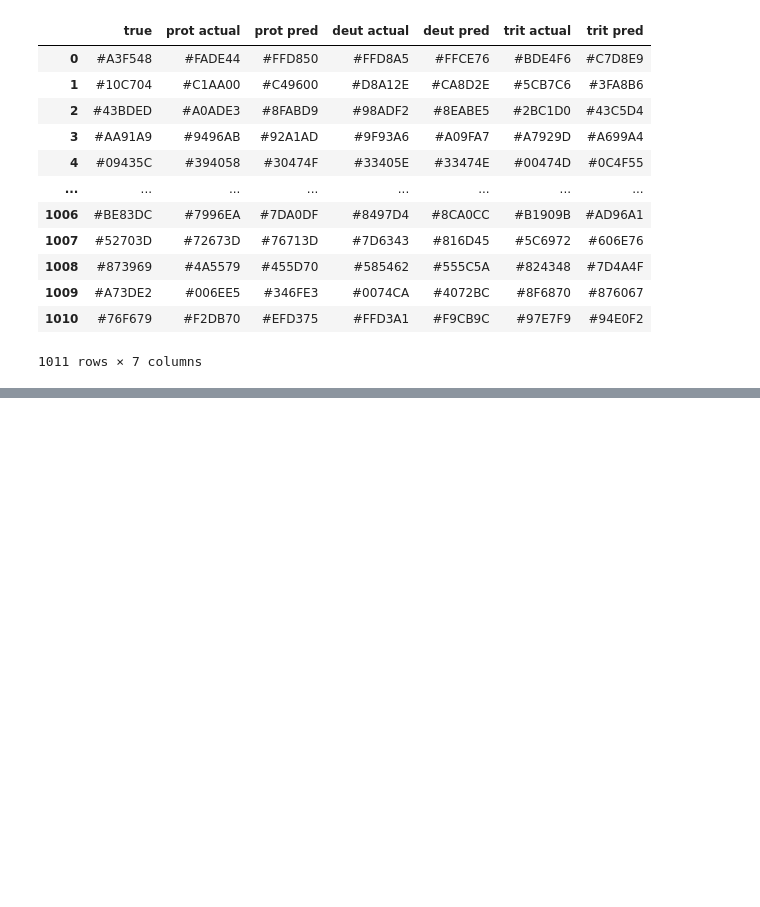
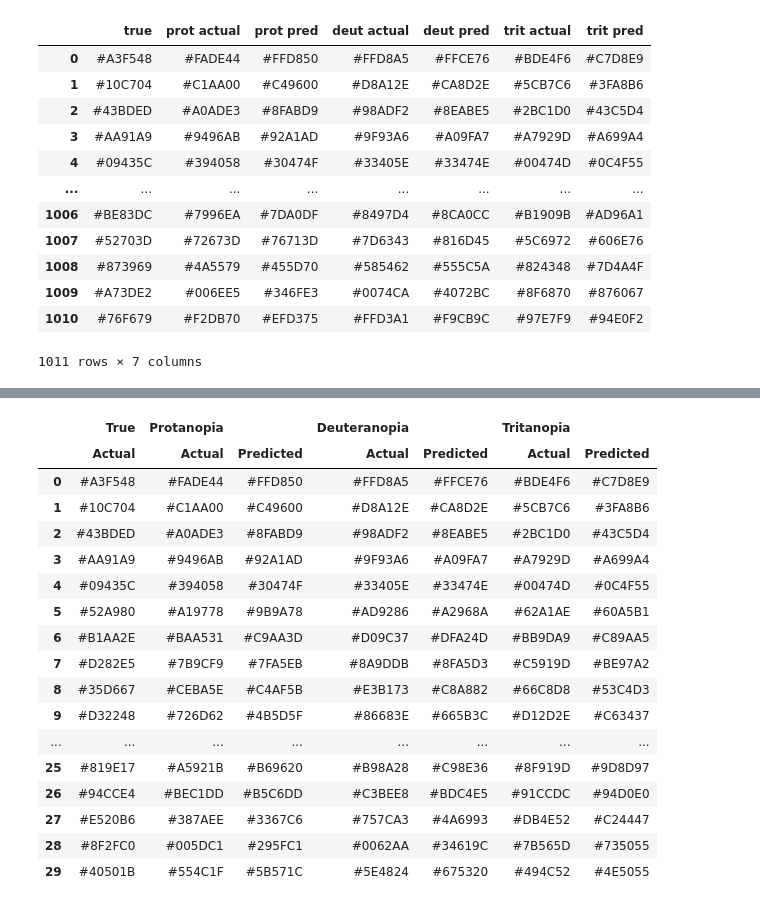
Before and after one commit to the-codingschool/TRAIN-datasets, a Jupyter notebook: color_blindness_sim/simulate_vision_deficiency.ipynb, the cells around one changed output, grey strips where cells are left out. Saved outputs shown, nothing was run; the diff lists cells and outputs as text; code cells hidden in the pictures; blank space fills up the shorter version.

```diff
--- a/color_blindness_sim/simulate_vision_deficiency.ipynb
+++ b/color_blindness_sim/simulate_vision_deficiency.ipynb
@@ -41,9 +66,9 @@ Feel free to break up `other_data` and train your model on one type of color vis
 # %%
 X_train, X_test, y_train, y_test = train_test_split(true_data, other_data, test_size=0.2, random_state=42)
 
-reg = LinearRegression()
-reg.fit(X_train, y_train)
-pred = reg.predict(X_test)
+reg_model = LinearRegression()
+reg_model.fit(X_train, y_train)
+pred = reg_model.predict(X_test)
 
 print("R2: " + str(metrics.r2_score(y_test, pred)))
 print("MSE: " + str(metrics.mean_squared_error(y_test, pred)))
@@ -72,11 +95,13 @@ To learn more about the process of converting RGB to HEX, see this [infographic]
 
     When the name of this function is used as a parameter in this method call `df.style.apply()` it is called on each feature column in `df`.
 # %%
-# Combine the RGB features into one hex code for each sample using string formatting
-# The model may have predicted some values outside the 0-255 range
-#   - Any negative RGB value is set to 0
-#   - Any RGB value above 255 is set to 255
-# Return all hex codes as a list so it can be added as a new column to the dataframe
+"""
+Combine the RGB features into one hex code for each sample using string formatting.
+The model may have predicted some values outside the 0-255 range.
+  - Any negative RGB value is set to 0
+  - Any RGB value above 255 is set to 255
+Return all hex codes as a list so it can be added as a new column to the dataframe.
+"""
 def make_hex_col(frame, cv_type):
     hex_vals = []
     for index, row in frame.iterrows():
@@ -86,18 +111,22 @@ def make_hex_col(frame, cv_type):
         hex_vals.append(('#%02X%02X%02X' % (r, g, b)))
     return hex_vals
 
-# Revert color parameter (hex or label name) to RGB for contrast ratio analysis
-# Dark colors need white text and light colors need black text for appropriate visibility
-# Learn more about this process by visiting the resources linked above
+"""
+Revert color parameter (hex or label name) to RGB for contrast ratio analysis.
+Dark colors need white text and light colors need black text for appropriate visibility.
+Learn more about this process by visiting the resources linked above.
+"""
 def text_color_from_ratio(hex):
-    rgb = matplotlib.colors.to_rgb(hex.lower())
+    rgb = matplotlib.colors.to_rgb(hex)
     lum  = (rgb[0] / 12.92 if rgb[0] <= 0.03928 else ( (rgb[0] + 0.055) / 1.055) ** 2.4) * 0.2126
     lum += (rgb[1] / 12.92 if rgb[1] <= 0.03928 else ( (rgb[1] + 0.055) / 1.055) ** 2.4) * 0.7152
     lum += (rgb[2] / 12.92 if rgb[2] <= 0.03928 else ( (rgb[2] + 0.055) / 1.055) ** 2.4) * 0.0722
     ratio = lum if lum > 1 else 5 if lum == 0 else 1/lum
     return 'white' if ratio >= 4.5 else 'black'
 
-# For styling hex columns: center-align text, set bg color to hex, color text for visibility
+"""
+For styling hex columns: center-align text, set bg color to hex, color text for visibility.
+"""
 def output_cell_styling(column):
     return ['text-align: center; color: ' + text_color_from_ratio(val) + '; background-color: ' + val.lower() for val in column]
 # %% [markdown]
@@ -155,5 +194,6 @@ results_df.columns = columns=pd.MultiIndex.from_product([['True', 'Protanopia',
 # %%
-results_df.style.apply(output_cell_styling).hide([('True', 'Predicted')], axis="columns") \
+results_df.style.apply(output_cell_styling) \
+    .hide([('True', 'Predicted')], axis="columns") \
     .set_table_styles([{'selector': 'th', 'props': 'text-align: center;'}], overwrite=False) \
     .set_table_styles({(x, 'Actual'): [{'selector': 'td, th', 'props': 'border-left: 4px solid #d5d5d5;'}] for x in ['Protanopia', 'Deuteranopia', 'Tritanopia']}, overwrite=False)
 # %% [output]
@@ -160,0 +200,18 @@ results_df.style.apply(output_cell_styling).hide([('True', 'Predicted')], axis="
+|  | True | Protanopia |  | Deuteranopia |  | Tritanopia |  |
+|  | Actual | Actual | Predicted | Actual | Predicted | Actual | Predicted |
+| 0 | #A3F548 | #FADE44 | #FFD850 | #FFD8A5 | #FFCE76 | #BDE4F6 | #C7D8E9 |
+| 1 | #10C704 | #C1AA00 | #C49600 | #D8A12E | #CA8D2E | #5CB7C6 | #3FA8B6 |
+| 2 | #43BDED | #A0ADE3 | #8FABD9 | #98ADF2 | #8EABE5 | #2BC1D0 | #43C5D4 |
+| 3 | #AA91A9 | #9496AB | #92A1AD | #9F93A6 | #A09FA7 | #A7929D | #A699A4 |
+| 4 | #09435C | #394058 | #30474F | #33405E | #33474E | #00474D | #0C4F55 |
+| 5 | #52A980 | #A19778 | #9B9A78 | #AD9286 | #A2968A | #62A1AE | #60A5B1 |
+| 6 | #B1AA2E | #BAA531 | #C9AA3D | #D09C37 | #DFA24D | #BB9DA9 | #C89AA5 |
+| 7 | #D282E5 | #7B9CF9 | #7FA5EB | #8A9DDB | #8FA5D3 | #C5919D | #BE97A2 |
+| 8 | #35D667 | #CEBA5E | #C4AF5B | #E3B173 | #C8A882 | #66C8D8 | #53C4D3 |
+| 9 | #D32248 | #726D62 | #4B5D5F | #86683E | #665B3C | #D12D2E | #C63437 |
+| ... | ... | ... | ... | ... | ... | ... | ... |
+| 25 | #819E17 | #A5921B | #B69620 | #B98A28 | #C98E36 | #8F919D | #9D8D97 |
+| 26 | #94CCE4 | #BEC1DD | #B5C6DD | #C3BEE8 | #BDC4E5 | #91CCDC | #94D0E0 |
+| 27 | #E520B6 | #387AEE | #3367C6 | #757CA3 | #4A6993 | #DB4E52 | #C24447 |
+| 28 | #8F2FC0 | #005DC1 | #295FC1 | #0062AA | #34619C | #7B565D | #735055 |
+| 29 | #40501B | #554C1F | #5B571C | #5E4824 | #675320 | #494C52 | #4E5055 |
```
Also changed, not shown: parts of 25 cells of this notebook.
